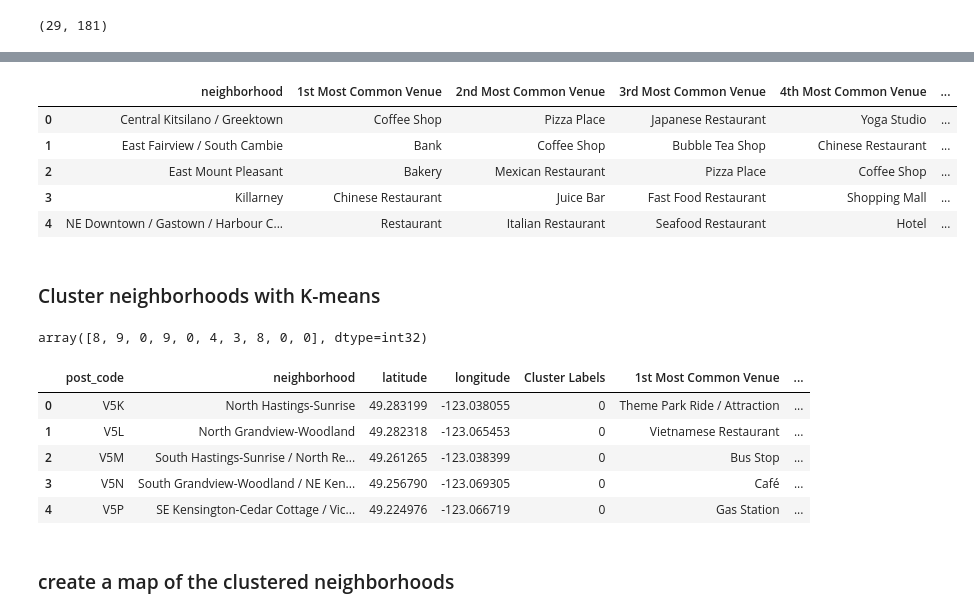
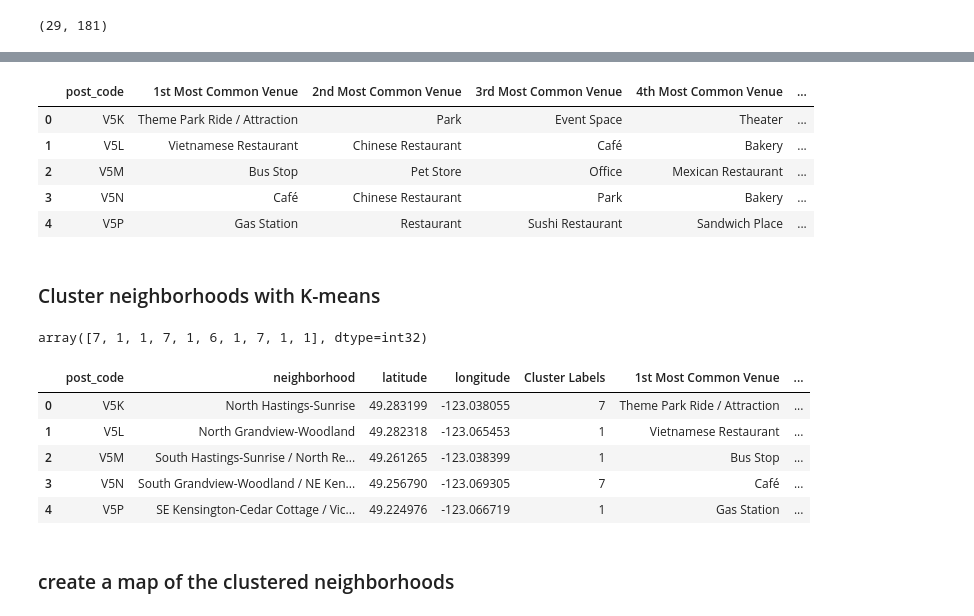
Before and after one commit to dprossi/Capstone_Project_IBM_Data_Science, a Jupyter notebook: Applied_Data_Science_Capstone_Project_Vancouver.ipynb, the cells around one changed output, grey strips where cells are left out. Cells and saved outputs as stored; diff of their text form; code cells hidden in the pictures.

```diff
--- a/Applied_Data_Science_Capstone_Project_Vancouver.ipynb
+++ b/Applied_Data_Science_Capstone_Project_Vancouver.ipynb
@@ -869,7 +869,10 @@ plt.show()
 vancouver_onehot = pd.get_dummies(vancouver_venues[['venue_category']], prefix="", prefix_sep="")
 
 # add neighborhood column back to dataframe
-vancouver_onehot['neighborhood'] = vancouver_venues['neighborhood']
+vancouver_onehot['post_code'] = vancouver_venues['post_code']
+
+# add neighborhood column back to dataframe
+#vancouver_onehot['neighborhood'] = vancouver_venues['neighborhood']
 
 # move neighborhood column to the first column
 fixed_columns = [vancouver_onehot.columns[-1]] + list(vancouver_onehot.columns[:-1])
@@ -890,6 +893,6 @@ vancouver_onehot.shape
 # %% [markdown]
 ### Group rows by neighbourhood and by taking the mean of the frequency of occurrence of each category
 # %%
-vancouver_grouped = vancouver_onehot.groupby('neighborhood').mean().reset_index()
+vancouver_grouped = vancouver_onehot.groupby('post_code').mean().reset_index()
 vancouver_grouped
 # %% [output]
@@ -953,38 +956,38 @@ def return_most_common_venues(row, num_top_venues):
 # %%
 num_top_venues = 10
 
 indicators = ['st', 'nd', 'rd']
 
 # create columns according to number of top venues
-columns = ['neighborhood']
+columns = ['post_code']
 for ind in np.arange(num_top_venues):
     try:
         columns.append('{}{} Most Common Venue'.format(ind+1, indicators[ind]))
     except:
         columns.append('{}th Most Common Venue'.format(ind+1))
 
 # create a new dataframe
 neighborhoods_venues_sorted = pd.DataFrame(columns=columns)
-neighborhoods_venues_sorted['neighborhood'] = vancouver_grouped['neighborhood']
+neighborhoods_venues_sorted['post_code'] = vancouver_grouped['post_code']
 
 for ind in np.arange(vancouver_grouped.shape[0]):
     neighborhoods_venues_sorted.iloc[ind, 1:] = return_most_common_venues(vancouver_grouped.iloc[ind, :], num_top_venues)
 
 neighborhoods_venues_sorted.head()
 # %% [output]
-|  | neighborhood | 1st Most Common Venue | 2nd Most Common Venue | 3rd Most Common Venue | 4th Most Common Venue | ... |
-| 0 | Central Kitsilano / Greektown | Coffee Shop | Pizza Place | Japanese Restaurant | Yoga Studio | ... |
-| 1 | East Fairview / South Cambie | Bank | Coffee Shop | Bubble Tea Shop | Chinese Restaurant | ... |
-| 2 | East Mount Pleasant | Bakery | Mexican Restaurant | Pizza Place | Coffee Shop | ... |
-| 3 | Killarney | Chinese Restaurant | Juice Bar | Fast Food Restaurant | Shopping Mall | ... |
-| 4 | NE Downtown / Gastown / Harbour C... | Restaurant | Italian Restaurant | Seafood Restaurant | Hotel | ... |
+|  | post_code | 1st Most Common Venue | 2nd Most Common Venue | 3rd Most Common Venue | 4th Most Common Venue | ... |
+| 0 | V5K | Theme Park Ride / Attraction | Park | Event Space | Theater | ... |
+| 1 | V5L | Vietnamese Restaurant | Chinese Restaurant | Café | Bakery | ... |
+| 2 | V5M | Bus Stop | Pet Store | Office | Mexican Restaurant | ... |
+| 3 | V5N | Café | Chinese Restaurant | Park | Bakery | ... |
+| 4 | V5P | Gas Station | Restaurant | Sushi Restaurant | Sandwich Place | ... |
 # %% [markdown]
 ### Cluster neighborhoods with K-means
 # %%
 # set number of clusters
-kclusters = 10
+kclusters = 9
 
-vancouver_grouped_clustering = vancouver_grouped.drop('neighborhood', 1)
+vancouver_grouped_clustering = vancouver_grouped.drop('post_code', 1)
 
 # run k-means clustering
 kmeans = KMeans(n_clusters=kclusters, random_state=0).fit(vancouver_grouped_clustering)
@@ -992,7 +995,7 @@ kmeans = KMeans(n_clusters=kclusters, random_state=0).fit(vancouver_grouped_clus
 # check cluster labels generated for each row in the dataframe
 kmeans.labels_[0:10]
 # %% [output]
-array([8, 9, 0, 9, 0, 4, 3, 8, 0, 0], dtype=int32)
+array([7, 1, 1, 7, 1, 6, 1, 7, 1, 1], dtype=int32)
 # %%
 # add clustering labels
 neighborhoods_venues_sorted.insert(0, 'Cluster Labels', kmeans.labels_)
@@ -1000,16 +1003,16 @@ neighborhoods_venues_sorted.insert(0, 'Cluster Labels', kmeans.labels_)
 vancouver_merged = df7
 
 # merge toronto_grouped with toronto_data to add latitude/longitude for each neighborhood
-vancouver_merged = vancouver_merged.join(neighborhoods_venues_sorted.set_index('neighborhood'), on='neighborhood')
+vancouver_merged = vancouver_merged.join(neighborhoods_venues_sorted.set_index('post_code'), on='post_code')
 
 vancouver_merged.head() # check the last columns!
 # %% [output]
 |  | post_code | neighborhood | latitude | longitude | Cluster Labels | 1st Most Common Venue | ... |
-| 0 | V5K | North Hastings-Sunrise | 49.283199 | -123.038055 | 0 | Theme Park Ride / Attraction | ... |
-| 1 | V5L | North Grandview-Woodland | 49.282318 | -123.065453 | 0 | Vietnamese Restaurant | ... |
-| 2 | V5M | South Hastings-Sunrise / North Re... | 49.261265 | -123.038399 | 0 | Bus Stop | ... |
-| 3 | V5N | South Grandview-Woodland / NE Ken... | 49.256790 | -123.069305 | 0 | Café | ... |
-| 4 | V5P | SE Kensington-Cedar Cottage / Vic... | 49.224976 | -123.066719 | 0 | Gas Station | ... |
+| 0 | V5K | North Hastings-Sunrise | 49.283199 | -123.038055 | 7 | Theme Park Ride / Attraction | ... |
+| 1 | V5L | North Grandview-Woodland | 49.282318 | -123.065453 | 1 | Vietnamese Restaurant | ... |
+| 2 | V5M | South Hastings-Sunrise / North Re... | 49.261265 | -123.038399 | 1 | Bus Stop | ... |
+| 3 | V5N | South Grandview-Woodland / NE Ken... | 49.256790 | -123.069305 | 7 | Café | ... |
+| 4 | V5P | SE Kensington-Cedar Cottage / Vic... | 49.224976 | -123.066719 | 1 | Gas Station | ... |
 # %%
 # drops rows with NaNs
 vancouver_merged = vancouver_merged.dropna()
```
Also changed, not shown: parts of 4 cells of this notebook.
